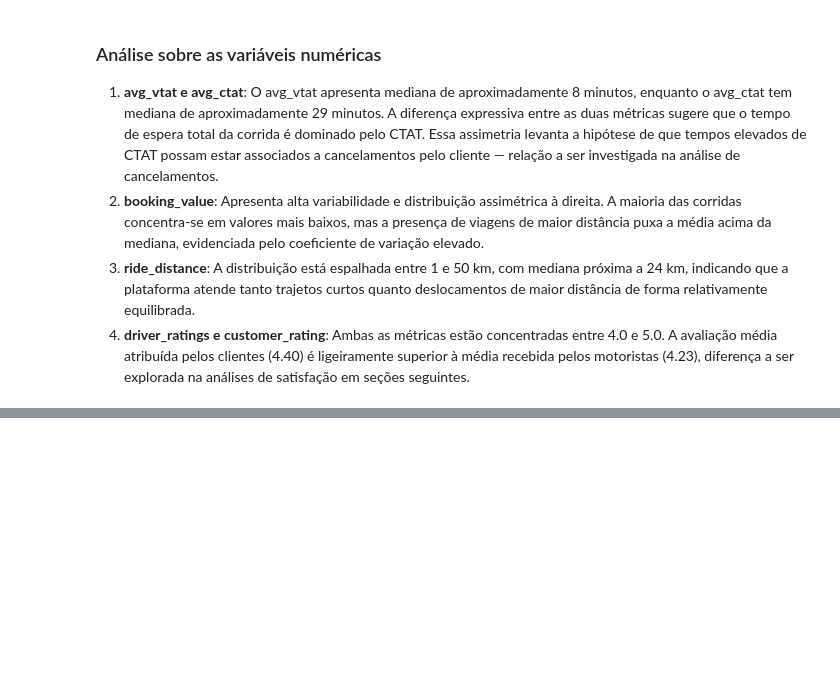
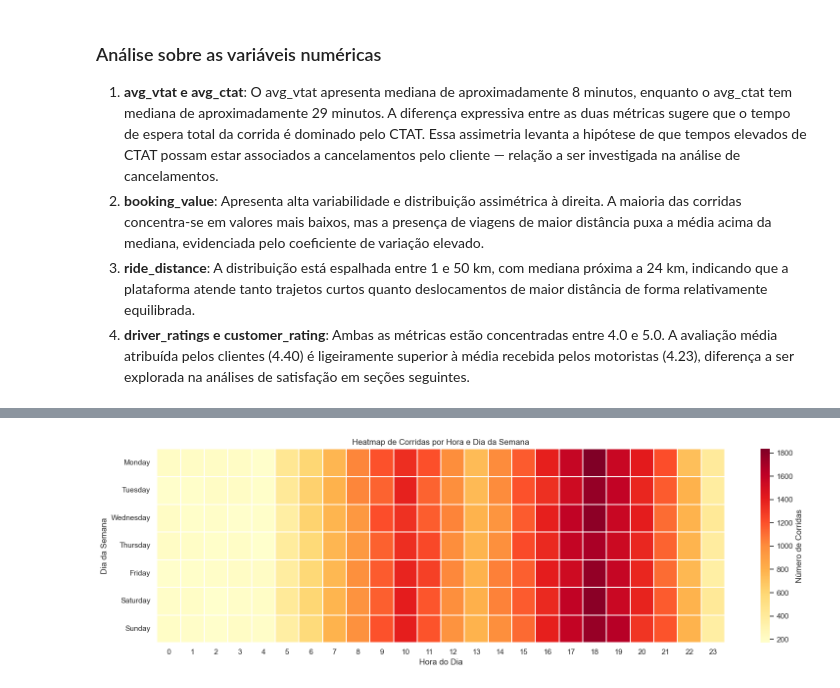
Before and after one commit to jhonatanalves/desafio_extra_lab365_senai, a Jupyter notebook: notebooks/eda_ncr_ride_bookings.ipynb, the cells around one changed output, grey strips where cells are left out. Cells and saved outputs as stored; diff of their text form; code cells hidden in the pictures; blank space fills up the shorter version.

```diff
--- a/notebooks/eda_ncr_ride_bookings.ipynb
+++ b/notebooks/eda_ncr_ride_bookings.ipynb
@@ -360,0 +428,20 @@ plt.show()
+# %%
+# Heatmap de volume de corridas por hora e dia da semana
+day_order = ['Monday','Tuesday','Wednesday','Thursday',
+             'Friday','Saturday','Sunday']
+
+pivot = df.pivot_table(index='day_of_week', columns='hour',
+                       values='booking_id', aggfunc='count')
+pivot = pivot.reindex(day_order)
+
+fig, ax = plt.subplots(figsize=(16, 5))
+sns.heatmap(pivot, cmap='YlOrRd', annot=False,
+            linewidths=0.3, ax=ax,
+            cbar_kws={'label': 'Número de Corridas'})
+ax.set_title("Heatmap de Corridas por Hora e Dia da Semana")
+ax.set_xlabel("Hora do Dia")
+ax.set_ylabel("Dia da Semana")
+plt.tight_layout()
+plt.show()
+# %% [output]
+[figure, added]
```
Also changed, not shown: parts of 5 cells of this notebook.
